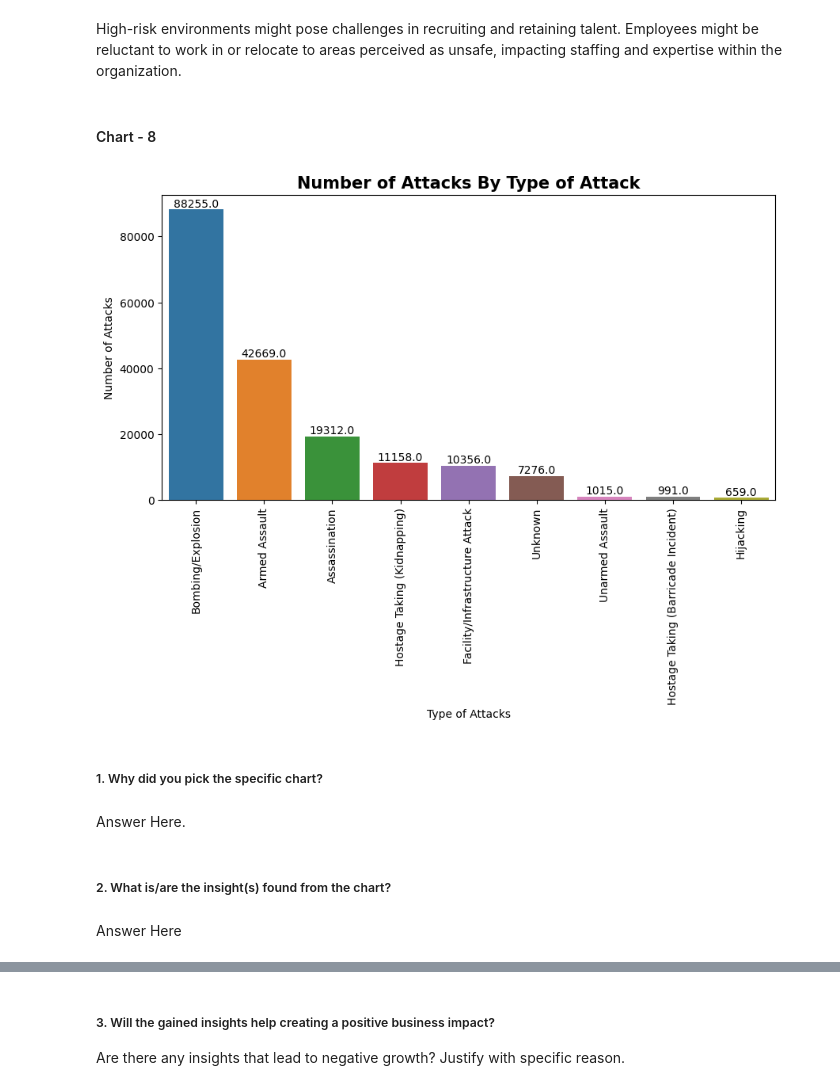
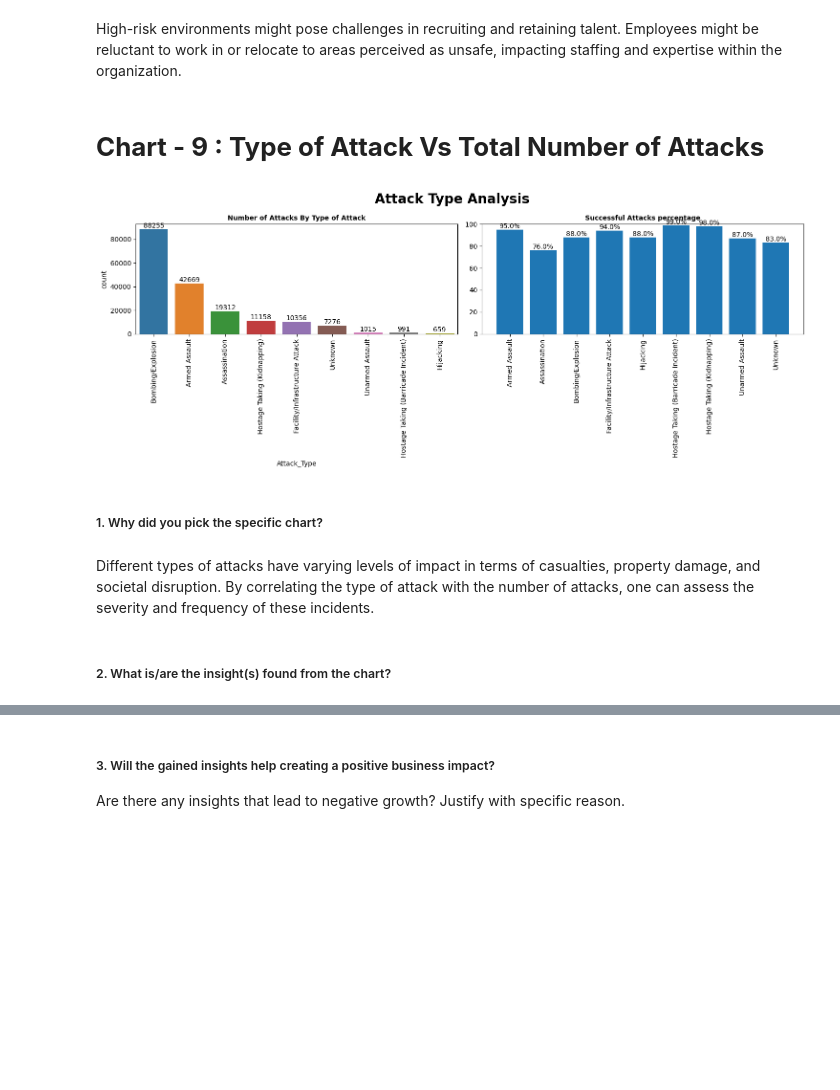
Before and after one commit to Mansi67/Global_Terrorism_Dataset_EDA, a Jupyter notebook: Global_Terrorism_Dataset_EDA.ipynb, the cells around one changed output, grey strips where cells are left out. Cells and saved outputs as stored; diff of their text form; code cells hidden in the pictures; blank space fills up the shorter version.

```diff
--- a/Global_Terrorism_Dataset_EDA.ipynb
+++ b/Global_Terrorism_Dataset_EDA.ipynb
@@ -643,29 +641,59 @@ Answer Here
 Are there any insights that lead to negative growth? Justify with specific reason.
 # %% [markdown]
 High-risk environments might pose challenges in recruiting and retaining talent. Employees might be reluctant to work in or relocate to areas perceived as unsafe, impacting staffing and expertise within the organization.
-# %% [markdown]
-#### Chart - 8
-# %%
-# Chart - 8 visualization code
-#Attack Type
-ax=sns.countplot(data=df,x='Attack_Type',order=df['Attack_Type'].value_counts()[:].index)
-plt.title('Number of Attacks By Type of Attack', fontsize=15, fontweight='bold')
-plt.ylabel('Number of Attacks')
-plt.xlabel("Type of Attacks")
-plt.xticks(rotation=90)
-
-# Displaying count values on top of the bars
-for p in ax.patches:
-    ax.annotate(f'{p.get_height()}', (p.get_x() + p.get_width() / 2, p.get_height()),
-                ha='center', va='center', xytext=(0, 5), textcoords='offset points')
-plt.show()
-# %% [output]
-[figure, removed]
+# %% [markdown]
+# **Chart - 9 : Type of Attack Vs Total Number of Attacks**
+# %%
+# Plot 1x2 grid for plot
+fig, (ax1,ax2) = plt.subplots(1,2,figsize=(15,6))
+fig.suptitle('Attack Type Analysis', fontweight='bold', fontsize=20)
+fig.subplots_adjust(top=0.95)
+
+
+# Set Palette Color for plot
+palette_color = sns.color_palette('colorblind')
+
+
+sns.countplot(data=df,x='Attack_Type',order=df['Attack_Type'].value_counts()[:].index, ax=ax1)
+
+ax1.set_title('Number of Attacks By Type of Attack', fontsize=10, fontweight='bold')
+for tick in ax1.get_xticklabels():
+    tick.set_rotation(90)
+
+# Displaying count values on top of the bars
+for p in ax1.patches:
+    ax1.annotate(f'{int(p.get_height())}', (p.get_x() + p.get_width() / 2, p.get_height()),
+                ha='center', va='center', xytext=(0, 5), textcoords='offset points')
+
+
+# Plot Success Rate bar
+
+s=df.groupby('Attack_Type')['eventid'].count()
+r=df[df['success']==1].groupby('Attack_Type')['eventid'].count()
+new=pd.DataFrame({'Attack_Type':s.index,'Total_Attacks':s.values,'Total_success_attacks':r.values})
+new['%Success_attacks']=round((new['Total_success_attacks']/new['Total_Attacks'])*100)
+# Plotting the bar graph
+bars2=ax2.bar(new['Attack_Type'],new['%Success_attacks'], width=0.8 )
+# Adding percentage labels on top of each bar
+for bar, percent in zip(bars2, new['%Success_attacks']):
+    height = bar.get_height()
+    ax2.text(bar.get_x() + bar.get_width() / 2, height, f'{percent}%', ha='center', va='bottom')
+# Setting y-axis limit to 100%
+plt.ylim(0, 100)
+
+
+ax2.set_title('Successful Attacks percentage',fontsize=10, fontweight='bold')
+plt.sca(ax2)
+plt.xticks(rotation=90)
+plt.tight_layout()
+
+# Display the plot
+plt.show()
+# %% [output]
+[figure, added]
 # %% [markdown]
 ##### 1. Why did you pick the specific chart?
-# %% [markdown]
-Answer Here.
+# %% [markdown]
+ Different types of attacks have varying levels of impact in terms of casualties, property damage, and societal disruption. By correlating the type of attack with the number of attacks, one can assess the severity and frequency of these incidents.
 # %% [markdown]
 ##### 2. What is/are the insight(s) found from the chart?
-# %% [markdown]
-Answer Here
```
Also changed, not shown: parts of 90 cells of this notebook.
